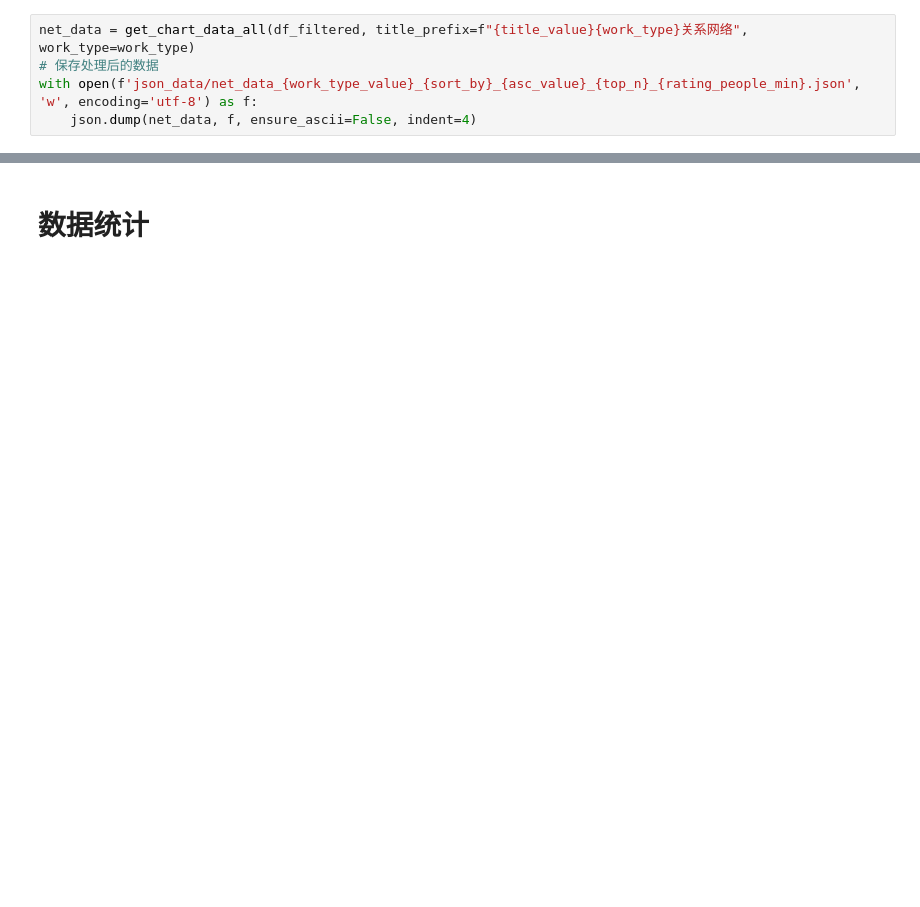
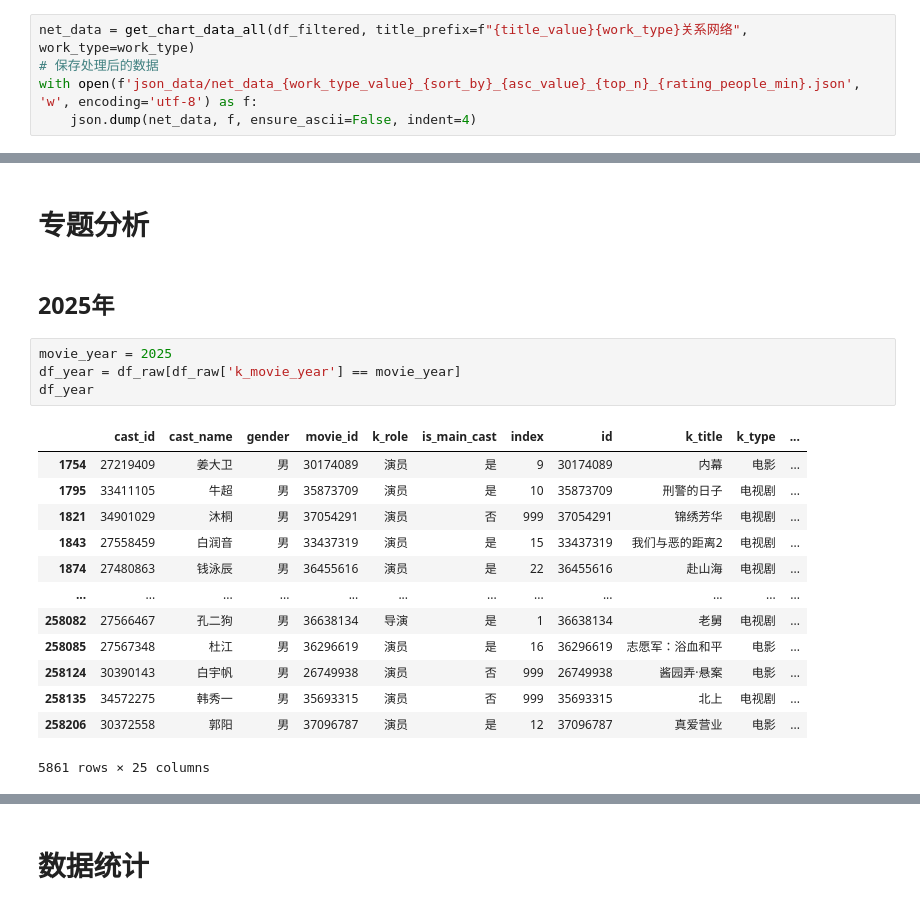
Before and after one commit to Kofi-W/net_charts, a Jupyter notebook: cast/movie_net/movie_net.ipynb, the cells around one changed output, grey strips where cells are left out. Cells and saved outputs as stored; diff of their text form; blank space fills up the shorter version.

```diff
--- a/cast/movie_net/movie_net.ipynb
+++ b/cast/movie_net/movie_net.ipynb
@@ -440,0 +395,22 @@ with open(f'json_data/net_data_{work_type_value}_{sort_by}_{asc_value}_{top_n}_{
+# %% [markdown]
+# 专题分析
+# %% [markdown]
+## 2025年
+# %%
+movie_year = 2025
+df_year = df_raw[df_raw['k_movie_year'] == movie_year]
+df_year
+# %% [output]
+|  | cast_id | cast_name | gender | movie_id | k_role | is_main_cast | index | id | k_title | k_type | ... |
+| 1754 | 27219409 | 姜大卫 | 男 | 30174089 | 演员 | 是 | 9 | 30174089 | 内幕 | 电影 | ... |
+| 1795 | 33411105 | 牛超 | 男 | 35873709 | 演员 | 是 | 10 | 35873709 | 刑警的日子 | 电视剧 | ... |
+| 1821 | 34901029 | 沐桐 | 男 | 37054291 | 演员 | 否 | 999 | 37054291 | 锦绣芳华 | 电视剧 | ... |
+| 1843 | 27558459 | 白润音 | 男 | 33437319 | 演员 | 是 | 15 | 33437319 | 我们与恶的距离2 | 电视剧 | ... |
+| 1874 | 27480863 | 钱泳辰 | 男 | 36455616 | 演员 | 是 | 22 | 36455616 | 赴山海 | 电视剧 | ... |
+| ... | ... | ... | ... | ... | ... | ... | ... | ... | ... | ... | ... |
+| 258082 | 27566467 | 孔二狗 | 男 | 36638134 | 导演 | 是 | 1 | 36638134 | 老舅 | 电视剧 | ... |
+| 258085 | 27567348 | 杜江 | 男 | 36296619 | 演员 | 是 | 16 | 36296619 | 志愿军：浴血和平 | 电影 | ... |
+| 258124 | 30390143 | 白宇帆 | 男 | 26749938 | 演员 | 否 | 999 | 26749938 | 酱园弄·悬案 | 电影 | ... |
+| 258135 | 34572275 | 韩秀一 | 男 | 35693315 | 演员 | 否 | 999 | 35693315 | 北上 | 电视剧 | ... |
+| 258206 | 30372558 | 郭阳 | 男 | 37096787 | 演员 | 是 | 12 | 37096787 | 真爱营业 | 电影 | ... |
+5861 rows × 25 columns
```
Also changed, not shown: parts of 51 cells of this notebook, 5 other files.
